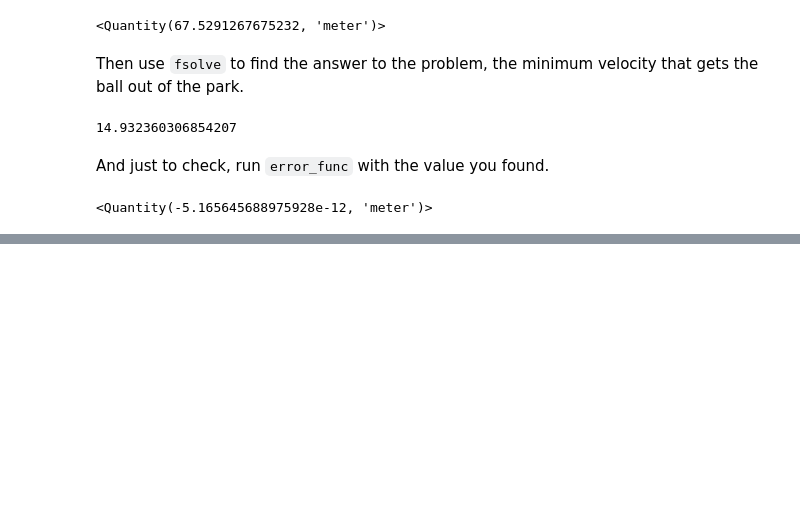
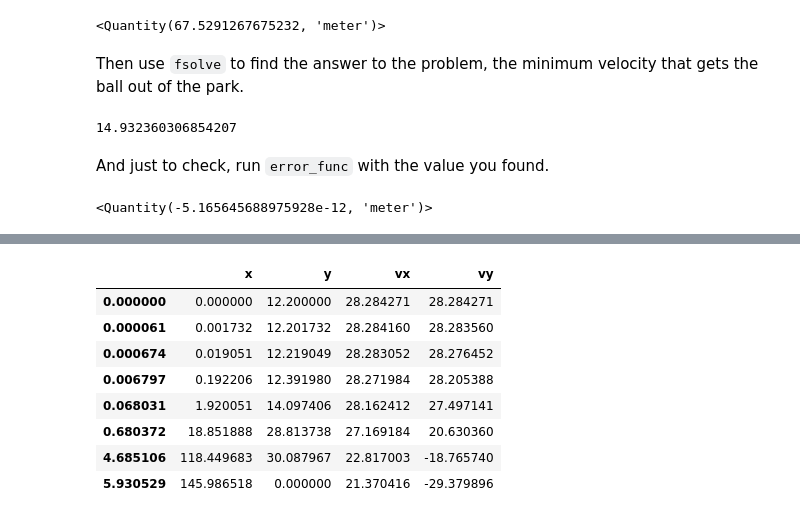
Before and after one commit to MellieZito/Project-3, a Jupyter notebook: code/OlinLaunch.ipynb, the cells around one changed output, grey strips where cells are left out. Saved outputs shown, nothing was run; the diff lists cells and outputs as text; code cells hidden in the pictures; blank space fills up the shorter version.

```diff
--- a/code/OlinLaunch.ipynb
+++ b/code/OlinLaunch.ipynb
@@ -341,0 +335,12 @@ error_func2(min_v[0], params)
+# %%
+results
+# %% [output]
+|  | x | y | vx | vy |
+| 0.000000 | 0.000000 | 12.200000 | 28.284271 | 28.284271 |
+| 0.000061 | 0.001732 | 12.201732 | 28.284160 | 28.283560 |
+| 0.000674 | 0.019051 | 12.219049 | 28.283052 | 28.276452 |
+| 0.006797 | 0.192206 | 12.391980 | 28.271984 | 28.205388 |
+| 0.068031 | 1.920051 | 14.097406 | 28.162412 | 27.497141 |
+| 0.680372 | 18.851888 | 28.813738 | 27.169184 | 20.630360 |
+| 4.685106 | 118.449683 | 30.087967 | 22.817003 | -18.765740 |
+| 5.930529 | 145.986518 | 0.000000 | 21.370416 | -29.379896 |
```
Also changed, not shown: parts of 36 cells of this notebook, 1 other file.
